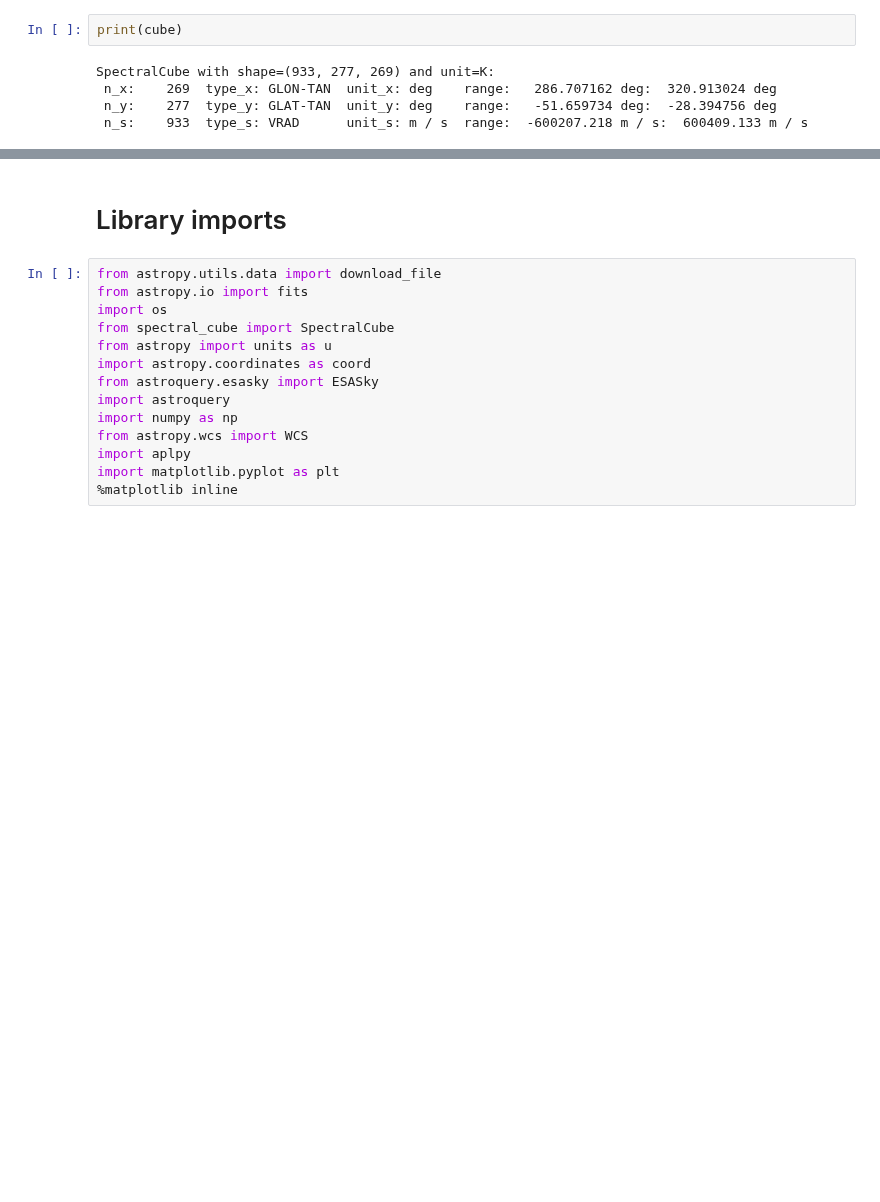
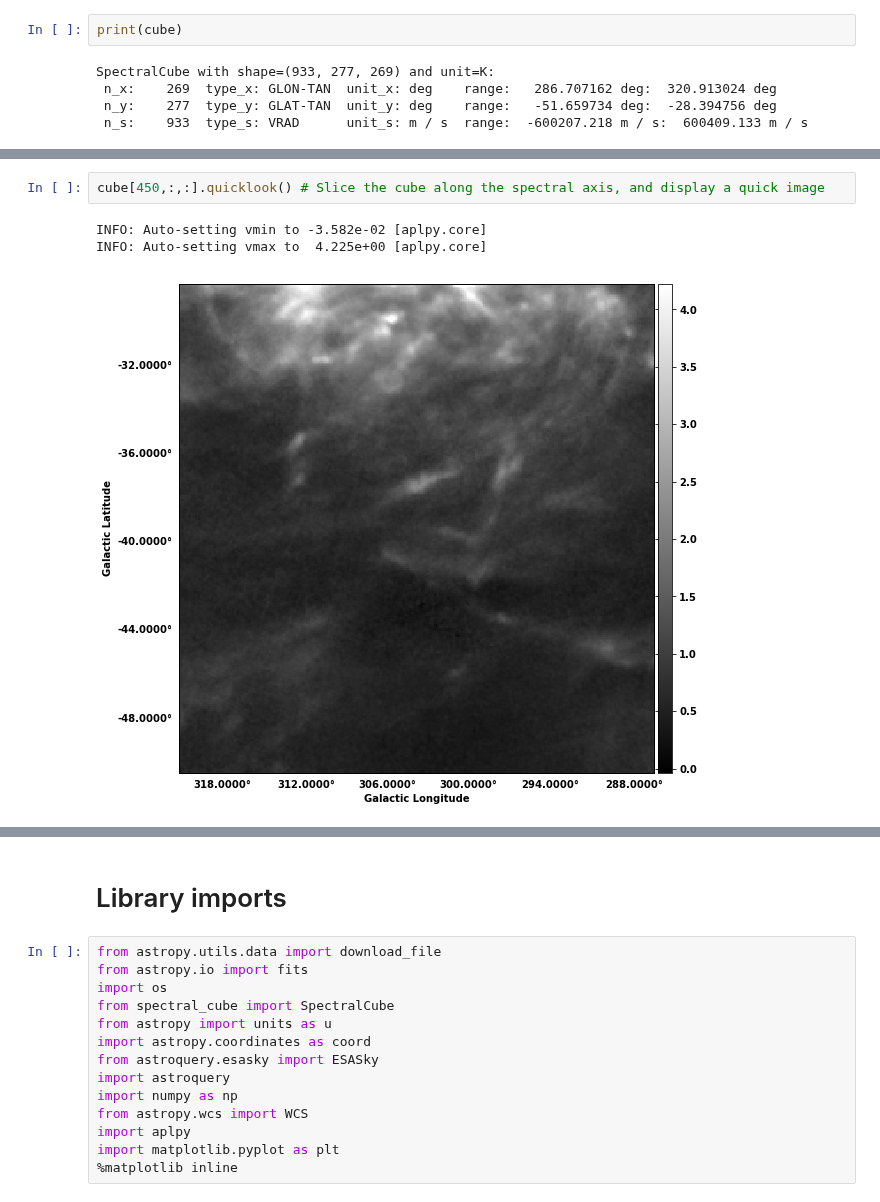
Before and after one commit to astropy/astropy-tutorials, a Jupyter notebook: tutorials/FITS-cubes/FITS-cubes.ipynb, the cells around one changed output, grey strips where cells are left out. Saved outputs shown, nothing was run; the diff lists cells and outputs as text; blank space fills up the shorter version.

```diff
--- a/tutorials/FITS-cubes/FITS-cubes.ipynb
+++ b/tutorials/FITS-cubes/FITS-cubes.ipynb
@@ -56,0 +67,6 @@ The data hidden in the cube lives as an ndarray with shape (n_s, n_y, n_x) so th
+# %%
+cube[450,:,:].quicklook() # Slice the cube along the spectral axis, and display a quick image
+# %% [output]
+INFO: Auto-setting vmin to -3.582e-02 [aplpy.core]
+INFO: Auto-setting vmax to  4.225e+00 [aplpy.core]
+[figure, added]
```
Also changed, not shown: parts of 3 cells of this notebook.
